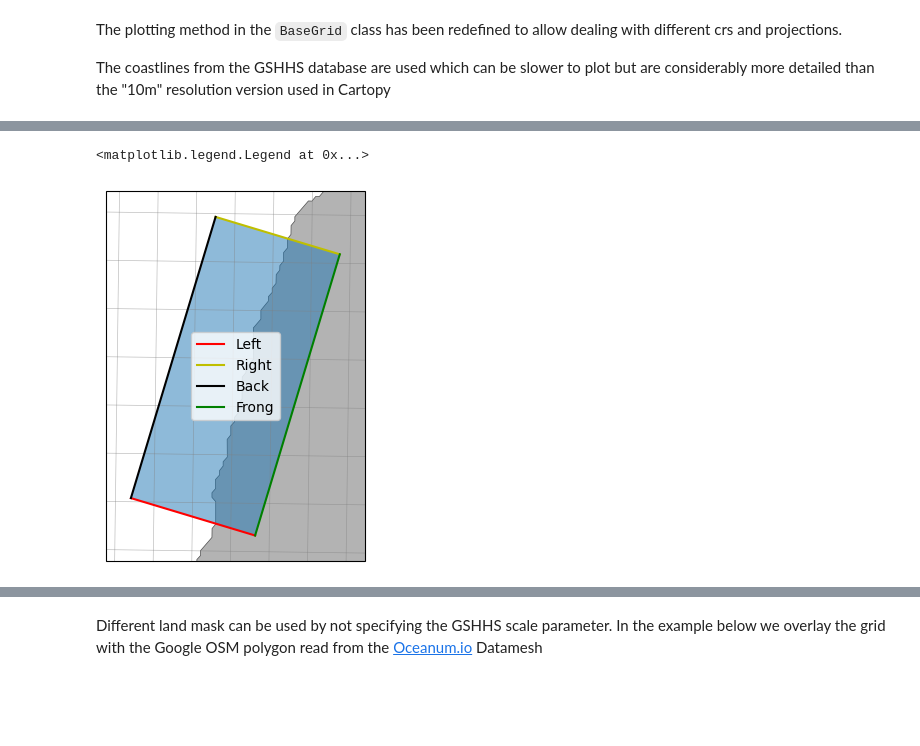
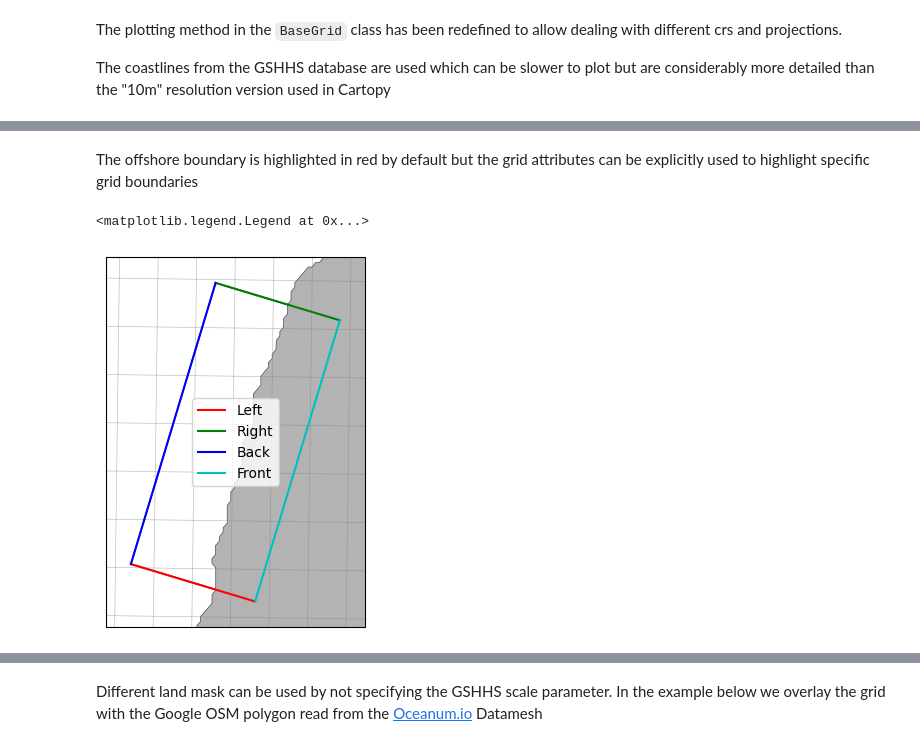
Before and after one commit to rom-py/rompy-notebooks, a Jupyter notebook: notebooks/xbeach/grid-demo.ipynb, the cells around one changed output, grey strips where cells are left out. Drawn from its saved outputs; the diff is of its cells as text; code cells hidden in the pictures; blank space fills up the shorter version.

Commit message:
Updates to the grid notebook

```diff
--- a/notebooks/xbeach/grid-demo.ipynb
+++ b/notebooks/xbeach/grid-demo.ipynb
@@ -70,16 +72,19 @@ ax = grid.plot(scale="f")
+# %% [markdown]
+The offshore boundary is highlighted in red by default but the grid attributes
+can be explicitly used to highlight specific grid boundaries
 # %%
 # Overlay the different boundaries
 
-ax = grid.plot(scale="f")
+ax = grid.plot(scale="f", grid_kwargs=dict(facecolor="none"), show_offshore=False)
 ax.plot(grid.left[0], grid.left[1], "r", transform=grid.transform, label="Left")
-ax.plot(grid.right[0], grid.right[1], "y", transform=grid.transform, label="Right")
-ax.plot(grid.back[0], grid.back[1], "k", transform=grid.transform, label="Back")
-ax.plot(grid.front[0], grid.front[1], "g", transform=grid.transform, label="Frong")
+ax.plot(grid.right[0], grid.right[1], "g", transform=grid.transform, label="Right")
+ax.plot(grid.back[0], grid.back[1], "b", transform=grid.transform, label="Back")
+ax.plot(grid.front[0], grid.front[1], "c", transform=grid.transform, label="Front")
 
 ax.legend()
 # %% [output]
 <matplotlib.legend.Legend at 0x...>
-[figure, old version]
+[figure, new version]
 # %%
 # Different projections can be used
 
```
Also changed, not shown: parts of 9 cells of this notebook.
